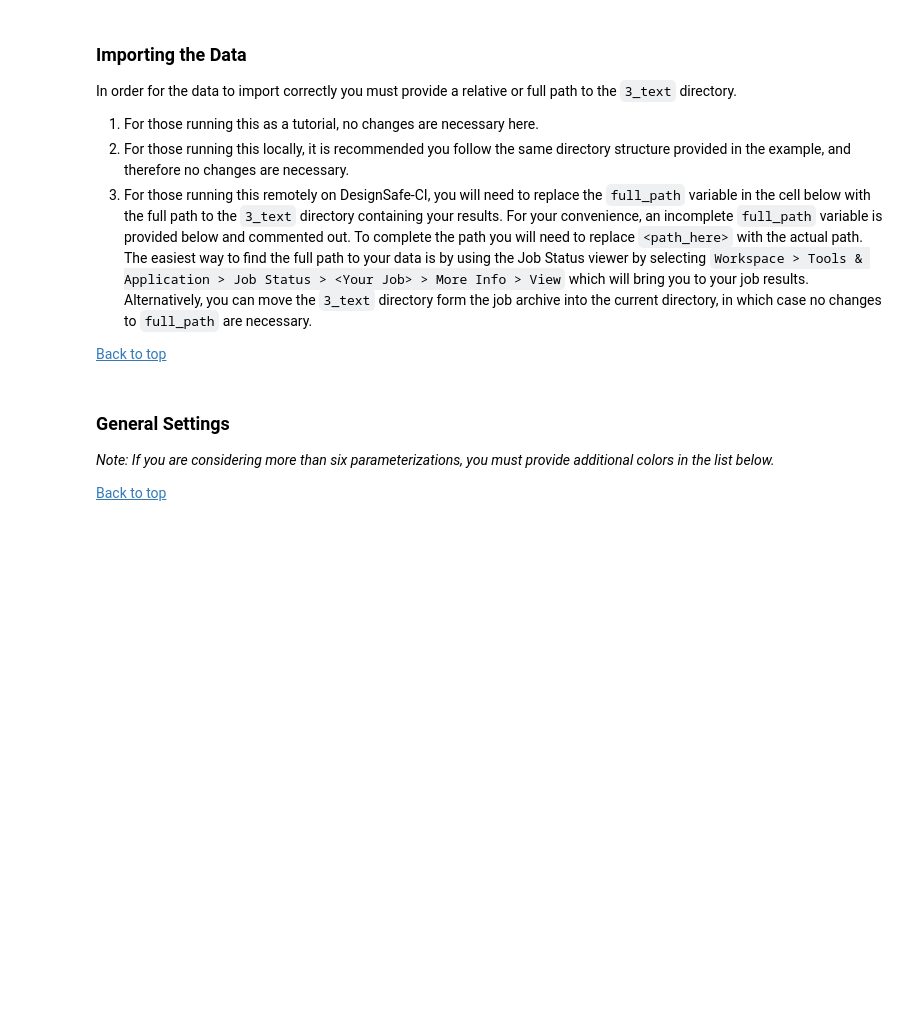
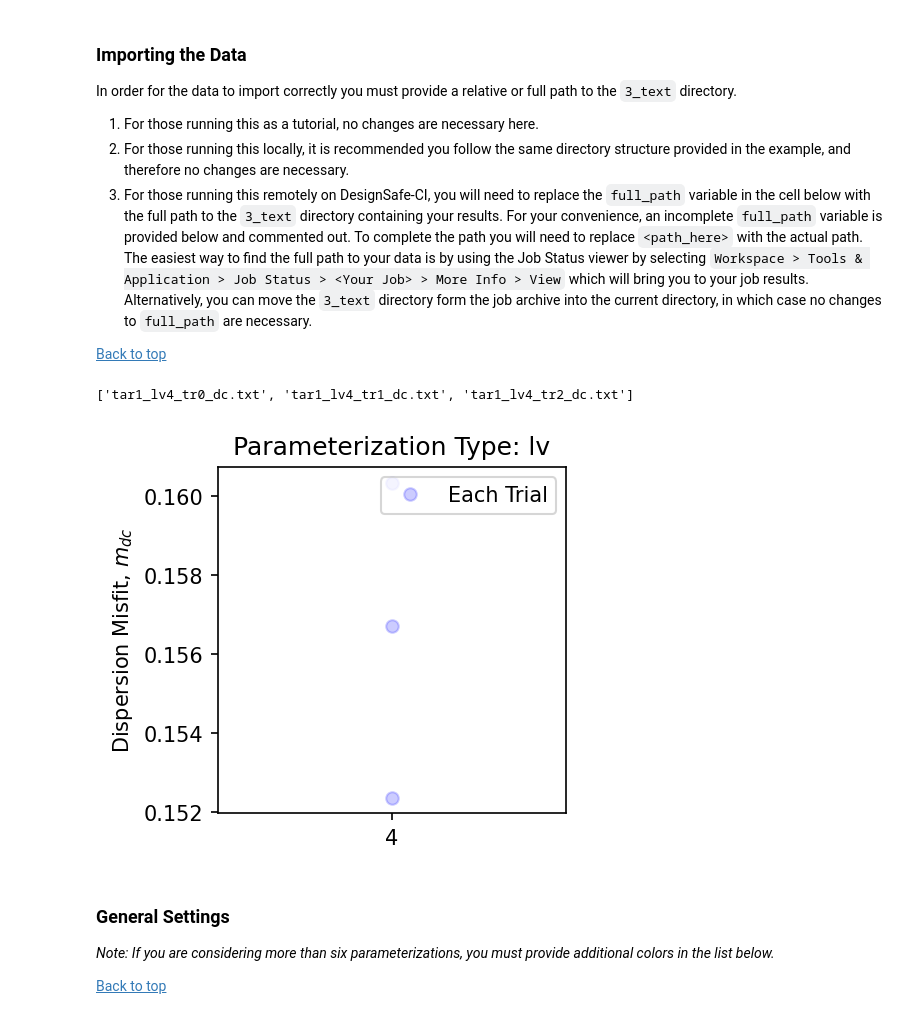
Before and after one commit to xzzgameboy/USU_Geophy, a Jupyter notebook: data/course_examples/Surface Wave Example_CUSSO Site/Inversion/cusso_participants/example_swinvert_workflow_vs30.ipynb, the cells around one changed output. Cells and saved outputs as stored; diff of their text form; code cells hidden in the pictures; blank space fills up the shorter version.

```diff
--- a/data/course_examples/Surface Wave Example_CUSSO Site/Inversion/cusso_participants/example_swinvert_workflow_vs30.ipynb
+++ b/data/course_examples/Surface Wave Example_CUSSO Site/Inversion/cusso_participants/example_swinvert_workflow_vs30.ipynb
@@ -526,11 +531,12 @@ full_path = "./3_text/"
 
 fnames = glob.glob(full_path + "*_[dD][cC].txt")
 fnames = [fname[len(full_path):] for fname in fnames]
-fnames.sort(key=lambda x: int(re.findall(r".*l[nr](\d+)_tr?\d+_dc.txt", x.lower())[0]))
+print(fnames)
+fnames.sort(key=lambda x: int(re.findall(r".*l[v](\d+)_tr?\d+_dc.txt", x.lower())[0]))
 
 dcs, gms = {}, {}
 for fname in fnames:
-    partype, parnumber, seed = re.findall(r".*(l[nr])(\d+)_tr?(\d+)_dc.txt$", fname.lower())[0]
+    partype, parnumber, seed = re.findall(r".*(l[v])(\d+)_tr?(\d+)_dc.txt$", fname.lower())[0]
     fname = full_path + fname
 
     # Divide LR by 10
@@ -554,33 +560,36 @@ for fname in fnames:
     else:
         dcs[partype][parnumber].update({seed:swprepost.DispersionSuite.from_geopsy(fname=fname, nsets=ndc,
                                                                                    nrayleigh=nrayleigh, nlove=nlove)})
         try:
             gms[partype][parnumber].update({seed:swprepost.GroundModelSuite.from_geopsy(fname=fname[:-6]+"GM.txt", nmodels=ngm)})
         except FileNotFoundError:
             gms[partype][parnumber].update({seed:swprepost.GroundModelSuite.from_geopsy(fname=fname[:-6]+"gm.txt", nmodels=ngm)})
 
 ncols = len(list(dcs.keys()))
 fig, axs = plt.subplots(nrows=1, ncols=ncols, sharey=True, figsize=(3*ncols,3), dpi=150)
 axs = [axs] if type(axs) != np.ndarray else axs
 bestseed = {}
 blabel = "Each Trial"
 fiter = True
 for ax, partype in zip(axs, dcs):
     bestseed.update({partype:{}})
     for parnumber in dcs[partype]:
         seeds, misfits = [], []
         for seed in dcs[partype][parnumber].keys():
             seeds.append(seed)
             misfits.append(dcs[partype][parnumber][seed].misfits[0])
             ax.plot(parnumber, misfits[-1], 'bo', label=blabel, alpha=0.2)
             blabel = None
         bestseed[partype].update({parnumber:seeds[misfits.index(min(misfits))]})
     if fiter:
         fiter = False
         ax.legend()
     ax.set_title("Parameterization Type: "+partype)
 axs[0].set_ylabel("Dispersion Misfit, "+"$m_{dc}$")
 plt.show()
+# %% [output]
+['tar1_lv4_tr0_dc.txt', 'tar1_lv4_tr1_dc.txt', 'tar1_lv4_tr2_dc.txt']
+[figure, added]
 # %% [markdown]
 ### General Settings
 
```
Also changed, not shown: parts of 6 cells of this notebook, 56 other files.
